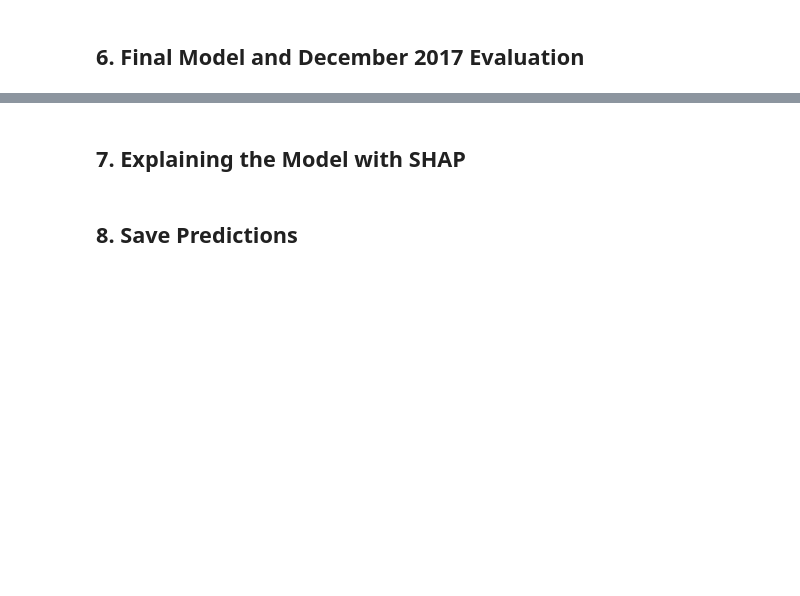
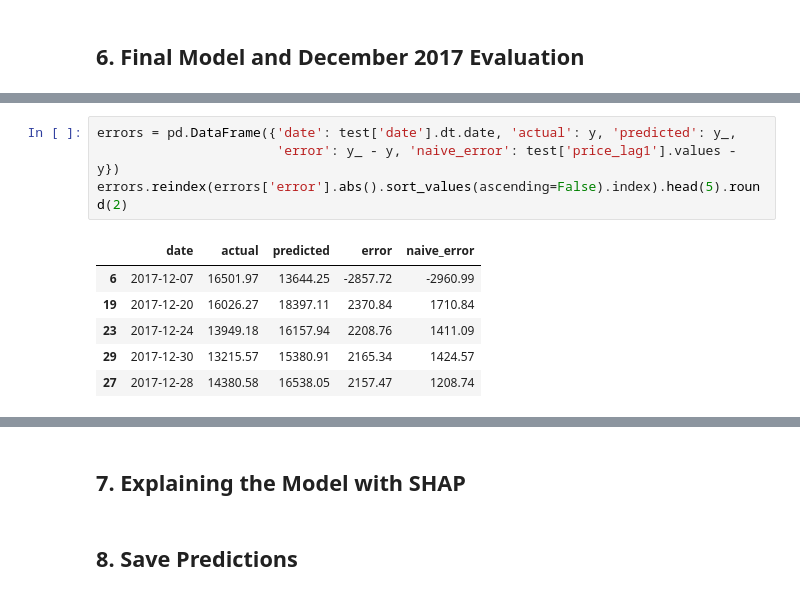
Before and after one commit to hubertantoniewicz/Bitcoin_Price_Prediction_xAI, a Jupyter notebook: BTC_Prediction_xAI_hu827797.ipynb, the cells around one changed output, grey strips where cells are left out. Cells and saved outputs as stored; diff of their text form; blank space fills up the shorter version.

```diff
--- a/BTC_Prediction_xAI_hu827797.ipynb
+++ b/BTC_Prediction_xAI_hu827797.ipynb
@@ -487,0 +542,11 @@ Findings from model selection:
+# %%
+errors = pd.DataFrame({'date': test['date'].dt.date, 'actual': y, 'predicted': y_,
+                       'error': y_ - y, 'naive_error': test['price_lag1'].values - y})
+errors.reindex(errors['error'].abs().sort_values(ascending=False).index).head(5).round(2)
+# %% [output]
+|  | date | actual | predicted | error | naive_error |
+| 6 | 2017-12-07 | 16501.97 | 13644.25 | -2857.72 | -2960.99 |
+| 19 | 2017-12-20 | 16026.27 | 18397.11 | 2370.84 | 1710.84 |
+| 23 | 2017-12-24 | 13949.18 | 16157.94 | 2208.76 | 1411.09 |
+| 29 | 2017-12-30 | 13215.57 | 15380.91 | 2165.34 | 1424.57 |
+| 27 | 2017-12-28 | 14380.58 | 16538.05 | 2157.47 | 1208.74 |
```
Also changed, not shown: parts of 5 cells of this notebook.
